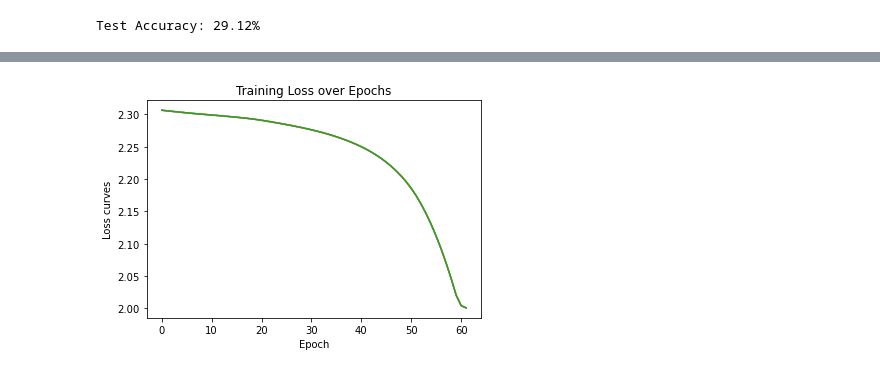
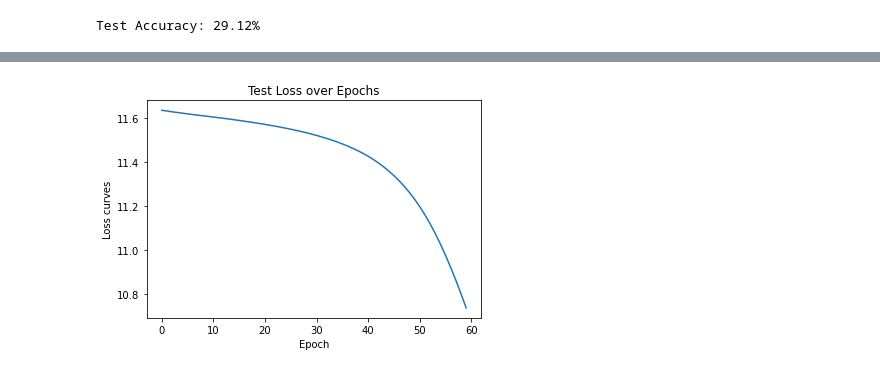
Before and after one commit to Shivansh20128/DL-Assignments, a Jupyter notebook: 2020128-A1/code.ipynb, the cells around one changed output, grey strips where cells are left out. Saved outputs shown, nothing was run; the diff lists cells and outputs as text; code cells hidden in the pictures.

```diff
--- a/2020128-A1/code.ipynb
+++ b/2020128-A1/code.ipynb
@@ -173,0 +174,15 @@ Epoch [60/60], Loss: 2.0205
+# %%
+# Train the model
+from torch.utils.data import random_split
+
+test_dataset = datasets.MNIST(root='./dataset', train=False, download=True, transform=transform)
+# Split test_dataset into validation and test sets
+validation_size = int(0.15 * len(custom_dataset))
+train_size = len(custom_dataset) - validation_size
+validation_set, train_set = random_split(custom_dataset, [validation_size, train_size])
+
+validation_dataloader = DataLoader(validation_set, batch_size=128, shuffle=False)
+test_dataloader = DataLoader(test_dataset, batch_size=128, shuffle=False)
+
+custom_dataloader = DataLoader(train_set, batch_size=128, shuffle=True)
+train_losses, validation_losses, test_losses = train(model, custom_dataloader,validation_dataloader, test_dataloader,  criterion, optimizer, epochs=60)
@@ -197,10 +250,10 @@ Test Accuracy: 29.12%
 # %%
-plt.plot(test_loss)
-plt.plot(train_losses)
-plt.plot(validation_loss)
+plt.plot(test_losses)
+# plt.plot(train_losses)
+# plt.plot(validation_losses)
 plt.xlabel('Epoch')
 plt.ylabel('Loss curves')
-plt.title('Training Loss over Epochs')
+plt.title('Test Loss over Epochs')
 plt.show()
 # %% [output]
-[figure, old version]
+[figure, new version]
```
Also changed, not shown: parts of 10 cells of this notebook.
